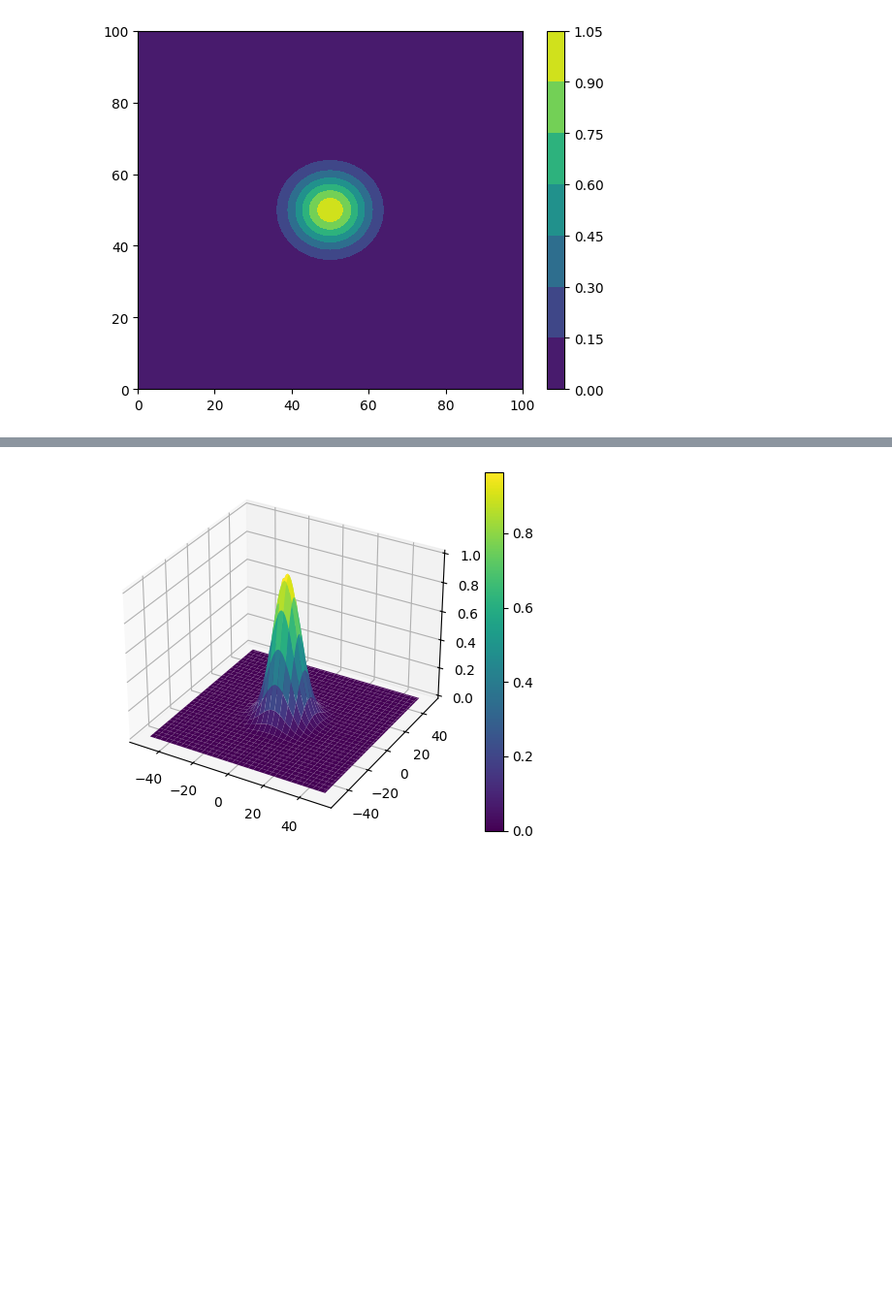
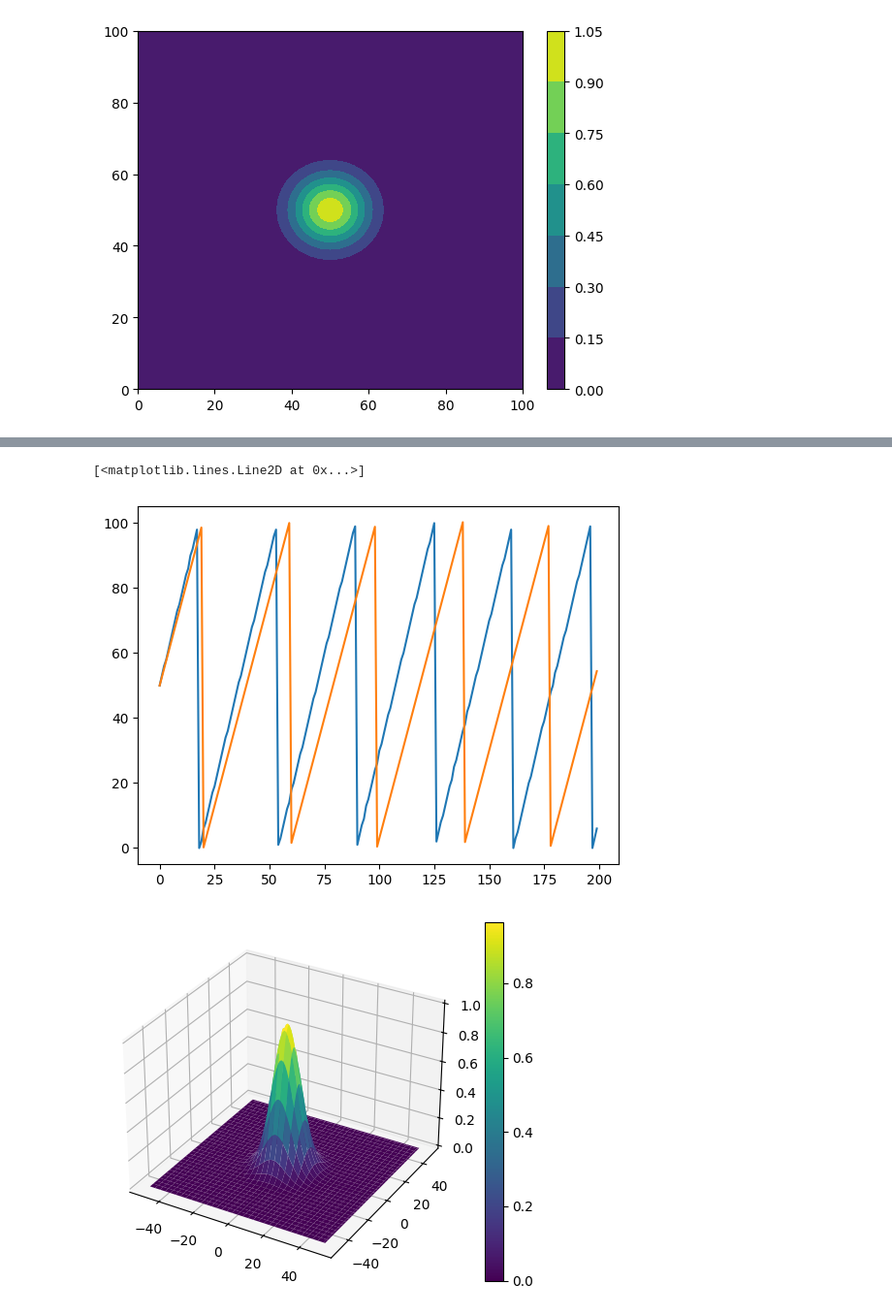
Before and after one commit to atharvanmahajan/Plasma-Physics-Internship, a Jupyter notebook: 2d_interp_advec.ipynb, the cells around one changed output, grey strips where cells are left out. Shown at 97% size. Drawn from its saved outputs; the diff is of its cells as text; code cells hidden in the pictures; blank space fills up the shorter version.

```diff
--- a/2d_interp_advec.ipynb
+++ b/2d_interp_advec.ipynb
@@ -58,3 +69,12 @@ semi_lagrange_interp(grid, alpha_0, T)
+# %%
+# y coordinate check
+time = np.array([t for t in range(len(grid))])
+y_centre = [np.argmax(grid[t, :, :])//N for t in range(len(grid))]
+plt.plot(time, y_centre)
+plt.plot(time, (50 + v[1]*time)%N)
+# %% [output]
+[<matplotlib.lines.Line2D at 0x...>]
+[figure, added]
 # %%
 from video_creator_2d import create_video
 
```
Also changed, not shown: parts of 4 cells of this notebook, 4 other files.
